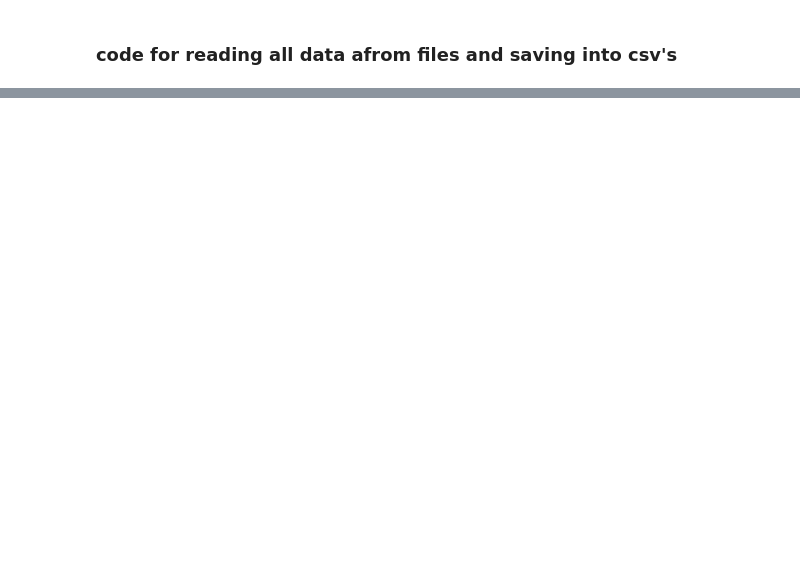
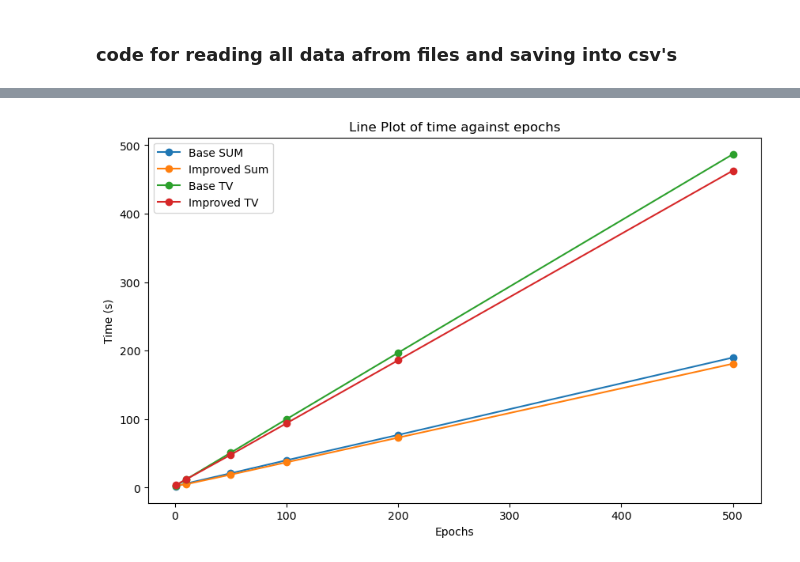
Before and after one commit to abdulsaboor938/CV-Project, a Jupyter notebook: Results txts/code.ipynb, the cells around one changed output, grey strips where cells are left out. Cells and saved outputs as stored; diff of their text form; code cells hidden in the pictures; blank space fills up the shorter version.

```diff
--- a/Results txts/code.ipynb
+++ b/Results txts/code.ipynb
@@ -177,0 +183,29 @@ df.to_csv('results.csv', index=False)
+# %%
+import pandas as pd
+import matplotlib.pyplot as plt
+
+
+# Plot
+plt.figure(figsize=(10, 6))
+
+# plt.plot(df["Epochs"], df["origsum Total time"], label="Base SUM", marker='o')
+plt.plot(df["Epochs"], df["origsum_total_times"], label="Base SUM", marker='o')
+plt.plot(df["Epochs"], df["trimsum_total_times"], label="Improved Sum", marker='o')
+plt.plot(df["Epochs"], df["origtv_total_times"], label="Base TV", marker='o')
+plt.plot(df["Epochs"], df["trimtv_total_times"], label="Improved TV", marker='o')
+
+# Add labels and title
+plt.xlabel("Epochs")
+plt.ylabel("Time (s)")
+plt.title("Line Plot of time against epochs")
+plt.legend()
+
+# Show plot
+# plt.grid(True)
+# plt.show()
+
+# save plot
+plt.savefig('time_vs_epochs.png')
+plt.show()
+# %% [output]
+[figure, added]
```
Also changed, not shown: parts of 5 cells of this notebook.
